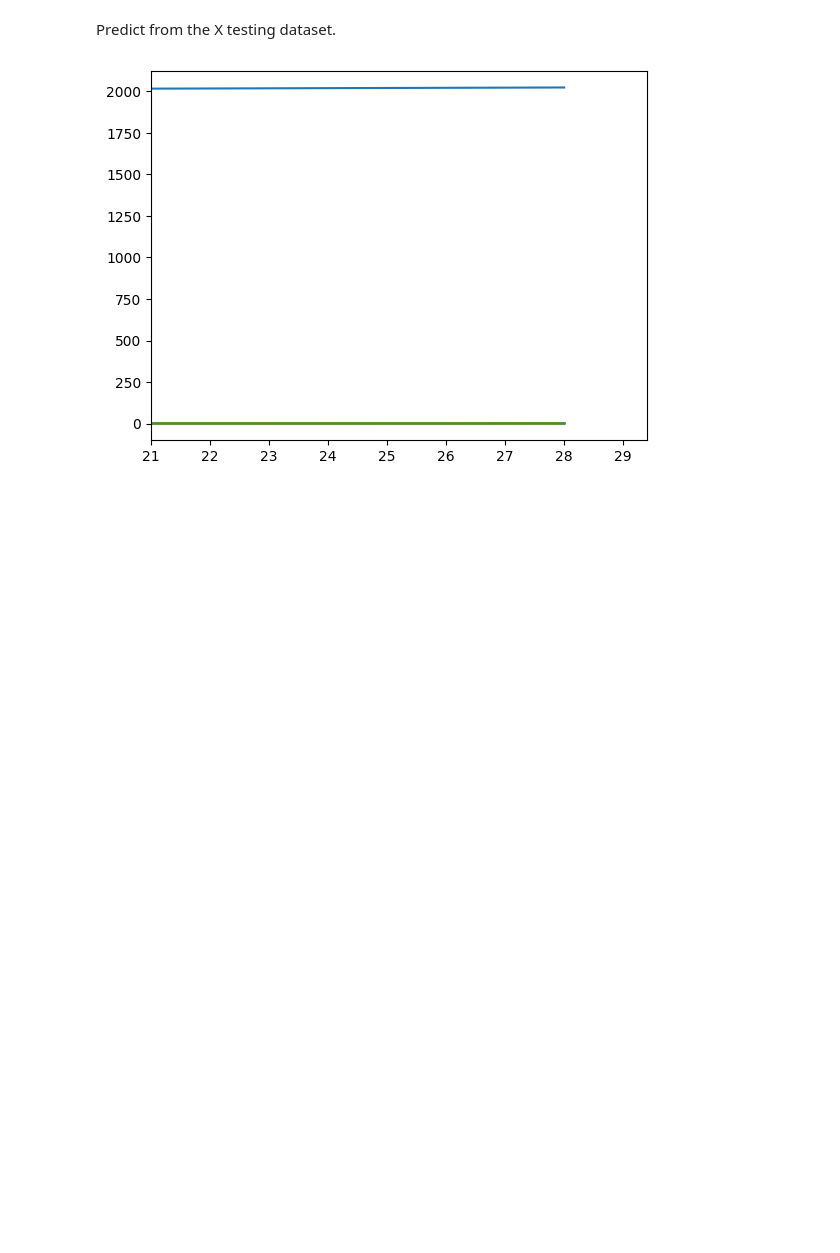
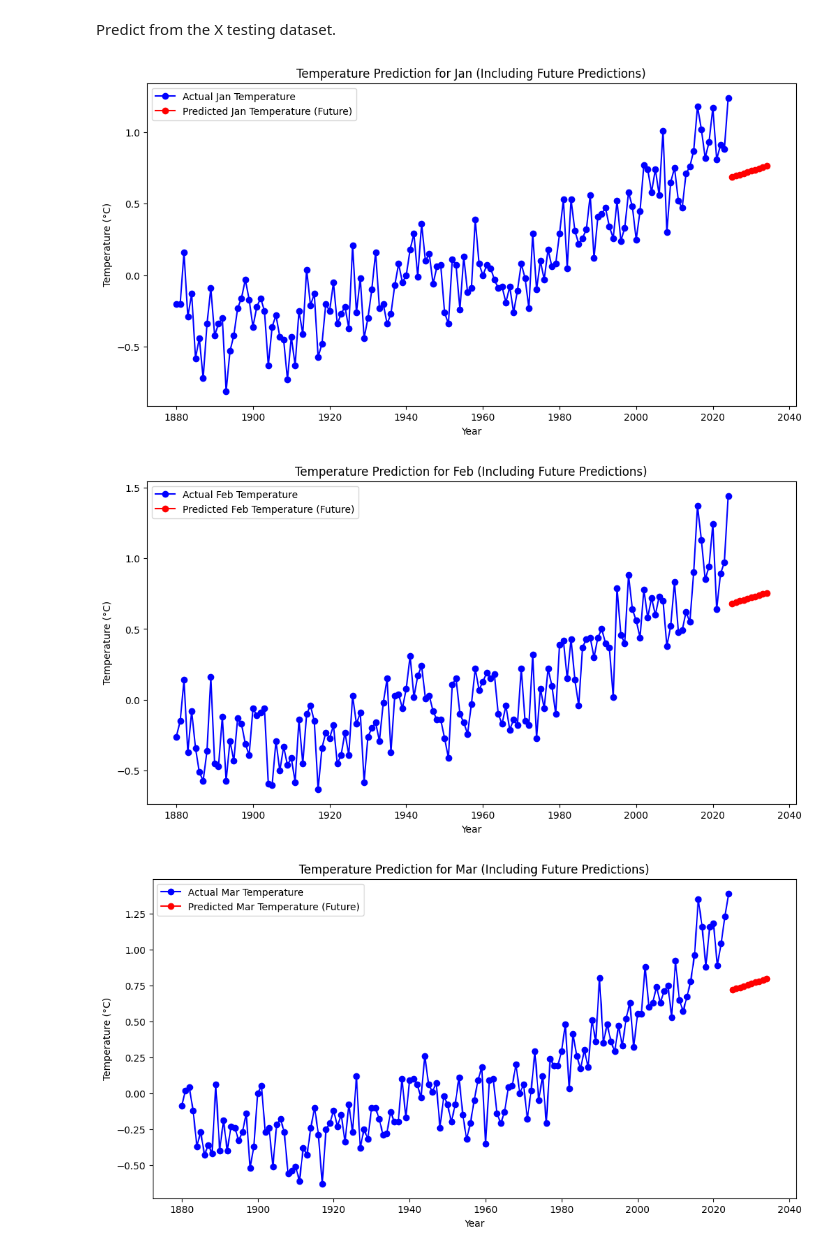
Before and after one commit to VedVishvam/ClimateChangePredictionProject, a Jupyter notebook: main.ipynb, the cells around one changed output. Drawn from its saved outputs; the diff is of its cells as text; code cells hidden in the pictures; blank space fills up the shorter version.

```diff
--- a/main.ipynb
+++ b/main.ipynb
@@ -25,3 +27,5 @@ df.tail()
+# %%
+month = 'Feb'
 # %% [markdown]
 Plot all the data columns
 # %%
@@ -50,6 +50,0 @@ Data Spliting : 80% -> Training | 20% -> Testing
-# %%
-train_df, test_df= train_test_split(df, test_size=0.2, shuffle=False) # Split the data
-X_train = train_df.copy(deep=True)
-Y_train = train_df.copy(deep=True)
-X_test = test_df.copy(deep=True)
-Y_test = test_df.copy(deep=True)
@@ -60,5 +50,0 @@ Create Linear Regressor
-# %%
-model = LinearRegression()
-model.fit(X_train, Y_train)
-model.score(X_test, Y_test)
-model.score(X_train, Y_train)
@@ -68,11 +52,40 @@ model.score(X_train, Y_train)
 # Predict and Create Graphs
 # %% [markdown]
 Predict from the X testing dataset.
-# %%
-y_predictions_linear = model.predict(X_test)
-plt.plot(y_predictions_linear)
-plt.xlim(21)
-plt.show()
-#plt.savefig("Predictions_All.png")
-# %% [output]
-[figure, removed]
+# %%
+for i in columns:
+    month = i
+
+    # Prepare the data for the chosen month
+    X = df.index.values.reshape(-1, 1)  # Years as features
+    y = df[month].values                # Temperatures for the selected month
+
+    # Split data into training and test sets
+    X_train, X_test, y_train, y_test = train_test_split(X, y, test_size=0.2, random_state=42)
+    model = LinearRegression()
+    model.fit(X_train, y_train)
+
+    future_years = np.arange(df.index[-1] + 1, df.index[-1] + 11).reshape(-1, 1)  # Next 10 years
+    future_predictions = model.predict(future_years)
+
+    # Combine historical and future predictions for plotting
+    #all_years = np.concatenate((df.index.values, future_years.flatten()))
+    #all_temperatures = np.concatenate((y, future_predictions)) # type: ignore
+
+    # Plot actual data and future predictions
+    plt.figure(figsize=(12, 6))
+    plt.plot(df.index, df[month], label=f'Actual {month} Temperature', color='blue', marker='o', linestyle="-")
+    plt.plot(future_years, future_predictions, label=f'Predicted {month} Temperature (Future)', color='red', marker="o")
+
+    # Plot styling
+    plt.title(f'Temperature Prediction for {month} (Including Future Predictions)')
+    plt.xlabel('Year')
+    plt.ylabel('Temperature (°C)')
+    plt.legend()
+    plt.show()
+
+    #plt.savefig(f"predictions_{i}.png")
+# %% [output]
+[figure, added]
+[figure, added]
+[figure, added]
```
Also changed, not shown: parts of 7 cells of this notebook.
